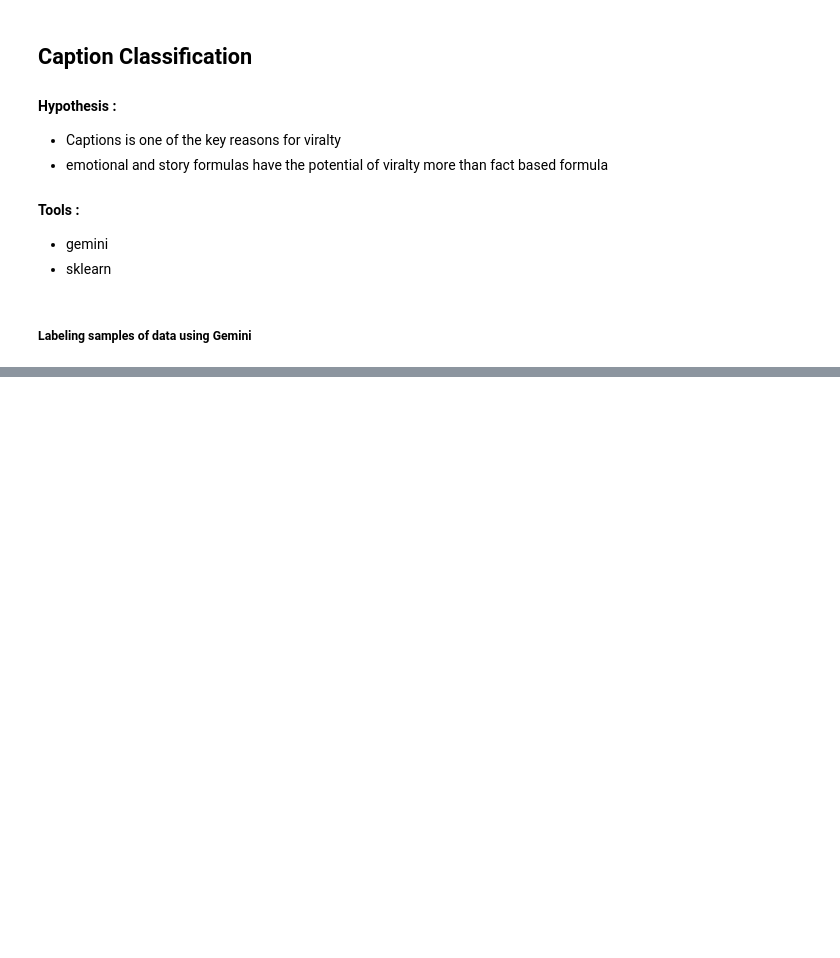
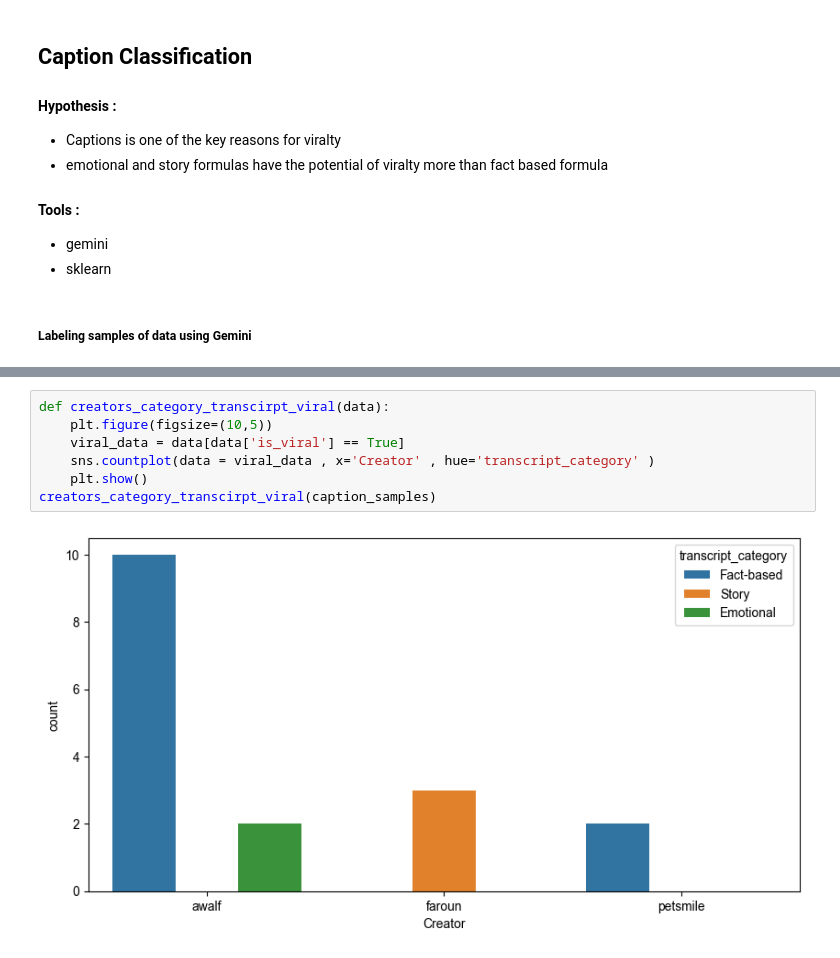
Before and after one commit to anas-elhilali/Youtube-faroun-analytics, a Jupyter notebook: notebook/Youtube_Niche_Data.ipynb, the cells around one changed output, grey strips where cells are left out. Saved outputs shown, nothing was run; the diff lists cells and outputs as text; blank space fills up the shorter version.

```diff
--- a/notebook/Youtube_Niche_Data.ipynb
+++ b/notebook/Youtube_Niche_Data.ipynb
@@ -467,0 +522,9 @@ ClientError: 429 RESOURCE_EXHAUSTED. {'error': {'code': 429, 'message': 'You exc
+# %%
+def creators_category_transcirpt_viral(data):
+    plt.figure(figsize=(10,5))
+    viral_data = data[data['is_viral'] == True]
+    sns.countplot(data = viral_data , x='Creator' , hue='transcript_category' )
+    plt.show()
+creators_category_transcirpt_viral(caption_samples)
+# %% [output]
+[figure, added]
```
Also changed, not shown: parts of 6 cells of this notebook.
